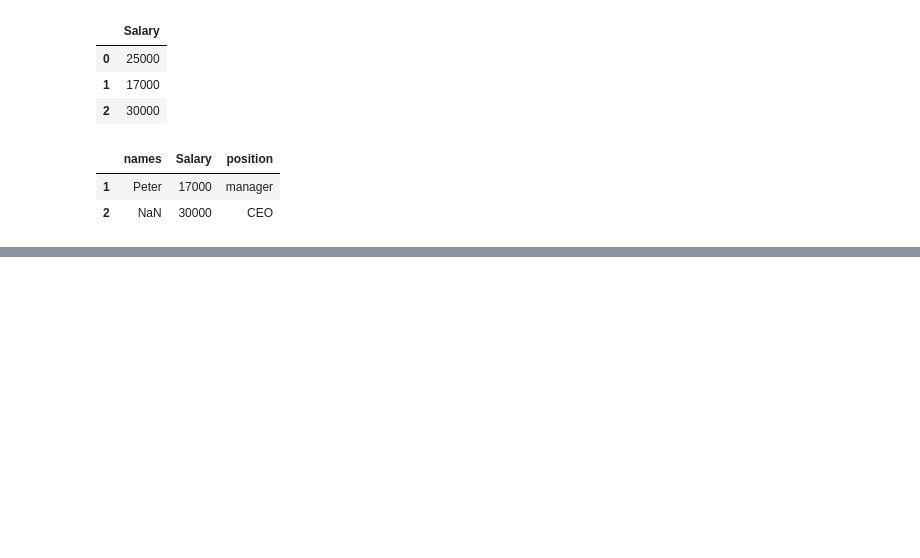
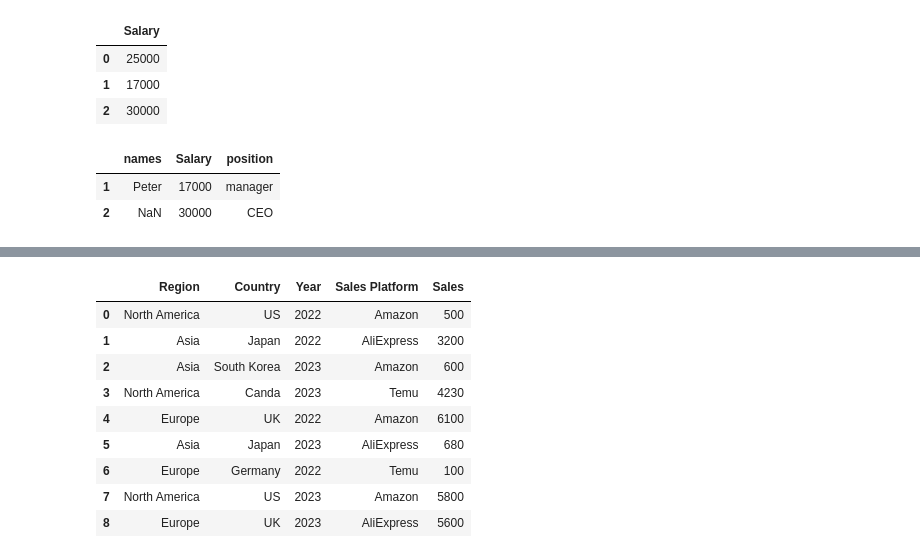
Before and after one commit to michaelGameone/PythonAndDataAnalysis, a Jupyter notebook: MyNotebook/pandaLesson.ipynb, the cells around one changed output, grey strips where cells are left out. Cells and saved outputs as stored; diff of their text form; code cells hidden in the pictures; blank space fills up the shorter version.

```diff
--- a/MyNotebook/pandaLesson.ipynb
+++ b/MyNotebook/pandaLesson.ipynb
@@ -669,0 +1035,19 @@ df.fillna–“–kπ(
+# %%
+sales = pd.DataFrame({ "Region":["North America", "Asia",     "Asia",    "North America", "Europe", "Asia",  "Europe",  "North America", "Europe"],
+          "Country":["US",           "Japan", "South Korea",   "Canda",       "UK",    "Japan", "Germany",  "US",            "UK"],
+          "Year":[   2022,            2022,    2023,            2023,         2022,     2023,    2022,       2023,            2023  ],
+          "Sales Platform":["Amazon", "AliExpress", "Amazon", "Temu", "Amazon", "AliExpress", "Temu", "Amazon",  "AliExpress"],
+          "Sales":[500, 3200, 600, 4230, 6100, 680, 100, 5800, 5600]
+        })
+sales
+# %% [output]
+|  | Region | Country | Year | Sales Platform | Sales |
+| 0 | North America | US | 2022 | Amazon | 500 |
+| 1 | Asia | Japan | 2022 | AliExpress | 3200 |
+| 2 | Asia | South Korea | 2023 | Amazon | 600 |
+| 3 | North America | Canda | 2023 | Temu | 4230 |
+| 4 | Europe | UK | 2022 | Amazon | 6100 |
+| 5 | Asia | Japan | 2023 | AliExpress | 680 |
+| 6 | Europe | Germany | 2022 | Temu | 100 |
+| 7 | North America | US | 2023 | Amazon | 5800 |
+| 8 | Europe | UK | 2023 | AliExpress | 5600 |
```
Also changed, not shown: parts of 83 cells of this notebook, 5 other files.
